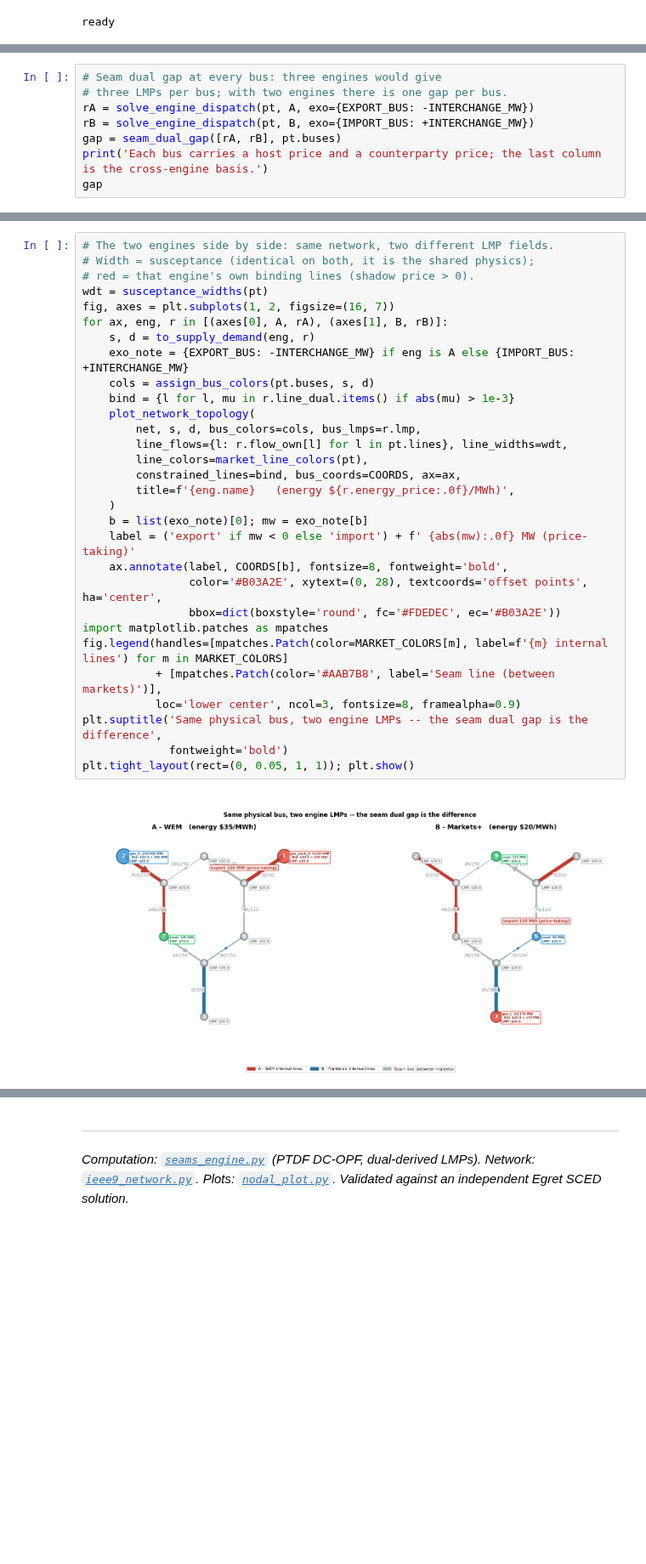
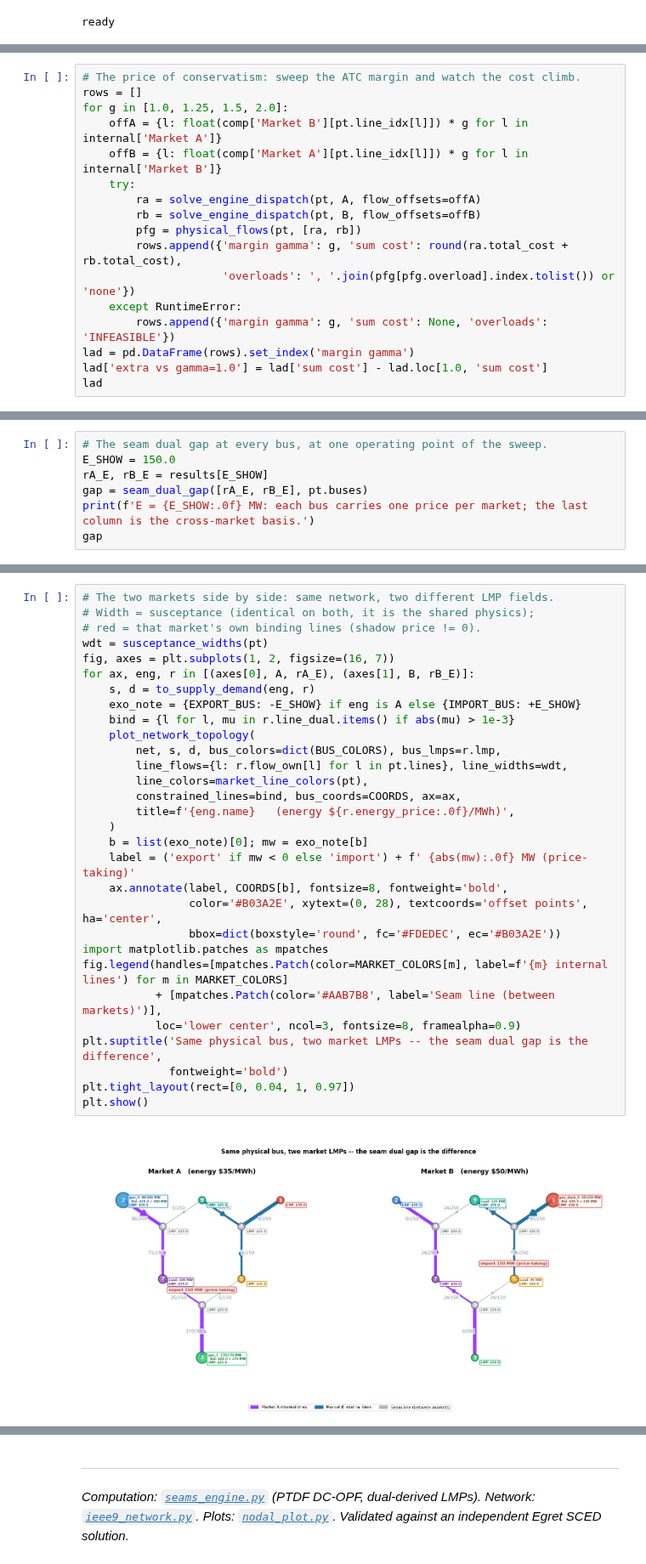
Before and after one commit to pdockery/wscc9-illustrative-model, a Jupyter notebook: seams_examples.ipynb, the cells around one changed output, grey strips where cells are left out. Shown at 85% size. Saved outputs shown, nothing was run; the diff lists cells and outputs as text; blank space fills up the shorter version.

```diff
--- a/seams_examples.ipynb
+++ b/seams_examples.ipynb
@@ -705,0 +882,17 @@ so nothing reconciles the two dispatches before the wire does.
+# %%
+# The price of conservatism: sweep the ATC margin and watch the cost climb.
+rows = []
+for g in [1.0, 1.25, 1.5, 2.0]:
+    offA = {l: float(comp['Market B'][pt.line_idx[l]]) * g for l in internal['Market A']}
+    offB = {l: float(comp['Market A'][pt.line_idx[l]]) * g for l in internal['Market B']}
+    try:
+        ra = solve_engine_dispatch(pt, A, flow_offsets=offA)
+        rb = solve_engine_dispatch(pt, B, flow_offsets=offB)
+        pfg = physical_flows(pt, [ra, rb])
+        rows.append({'margin gamma': g, 'sum cost': round(ra.total_cost + rb.total_cost),
+                     'overloads': ', '.join(pfg[pfg.overload].index.tolist()) or 'none'})
+    except RuntimeError:
+        rows.append({'margin gamma': g, 'sum cost': None, 'overloads': 'INFEASIBLE'})
+lad = pd.DataFrame(rows).set_index('margin gamma')
+lad['extra vs gamma=1.0'] = lad['sum cost'] - lad.loc[1.0, 'sum cost']
+lad
@@ -779,9 +1027,8 @@ the import never re-prices, and B energy price is set by B own marginal unit.
 # %%
-# Seam dual gap at every bus: three engines would give
-# three LMPs per bus; with two engines there is one gap per bus.
-rA = solve_engine_dispatch(pt, A, exo={EXPORT_BUS: -INTERCHANGE_MW})
-rB = solve_engine_dispatch(pt, B, exo={IMPORT_BUS: +INTERCHANGE_MW})
-gap = seam_dual_gap([rA, rB], pt.buses)
-print('Each bus carries a host price and a counterparty price; the last column is the cross-engine basis.')
+# The seam dual gap at every bus, at one operating point of the sweep.
+E_SHOW = 150.0
+rA_E, rB_E = results[E_SHOW]
+gap = seam_dual_gap([rA_E, rB_E], pt.buses)
+print(f'E = {E_SHOW:.0f} MW: each bus carries one price per market; the last column is the cross-market basis.')
 gap
 # %% [output]
@@ -800,33 +1047,33 @@ Each bus carries a host price and a counterparty price; the last column is the c
 # %%
-# The two engines side by side: same network, two different LMP fields.
+# The two markets side by side: same network, two different LMP fields.
 # Width = susceptance (identical on both, it is the shared physics);
-# red = that engine's own binding lines (shadow price > 0).
+# red = that market's own binding lines (shadow price != 0).
 wdt = susceptance_widths(pt)
 fig, axes = plt.subplots(1, 2, figsize=(16, 7))
-for ax, eng, r in [(axes[0], A, rA), (axes[1], B, rB)]:
+for ax, eng, r in [(axes[0], A, rA_E), (axes[1], B, rB_E)]:
     s, d = to_supply_demand(eng, r)
-    exo_note = {EXPORT_BUS: -INTERCHANGE_MW} if eng is A else {IMPORT_BUS: +INTERCHANGE_MW}
-    cols = assign_bus_colors(pt.buses, s, d)
+    exo_note = {EXPORT_BUS: -E_SHOW} if eng is A else {IMPORT_BUS: +E_SHOW}
     bind = {l for l, mu in r.line_dual.items() if abs(mu) > 1e-3}
     plot_network_topology(
-        net, s, d, bus_colors=cols, bus_lmps=r.lmp,
+        net, s, d, bus_colors=dict(BUS_COLORS), bus_lmps=r.lmp,
         line_flows={l: r.flow_own[l] for l in pt.lines}, line_widths=wdt,
         line_colors=market_line_colors(pt),
         constrained_lines=bind, bus_coords=COORDS, ax=ax,
         title=f'{eng.name}   (energy ${r.energy_price:.0f}/MWh)',
     )
     b = list(exo_note)[0]; mw = exo_note[b]
     label = ('export' if mw < 0 else 'import') + f' {abs(mw):.0f} MW (price-taking)'
     ax.annotate(label, COORDS[b], fontsize=8, fontweight='bold',
                 color='#B03A2E', xytext=(0, 28), textcoords='offset points', ha='center',
                 bbox=dict(boxstyle='round', fc='#FDEDEC', ec='#B03A2E'))
 import matplotlib.patches as mpatches
 fig.legend(handles=[mpatches.Patch(color=MARKET_COLORS[m], label=f'{m} internal lines') for m in MARKET_COLORS]
            + [mpatches.Patch(color='#AAB7B8', label='Seam line (between markets)')],
            loc='lower center', ncol=3, fontsize=8, framealpha=0.9)
-plt.suptitle('Same physical bus, two engine LMPs -- the seam dual gap is the difference',
+plt.suptitle('Same physical bus, two market LMPs -- the seam dual gap is the difference',
              fontweight='bold')
-plt.tight_layout(rect=(0, 0.05, 1, 1)); plt.show()
+plt.tight_layout(rect=[0, 0.04, 1, 0.97])
+plt.show()
 # %% [output]
-[figure, old version]
+[figure, new version]
 # %% [markdown]
```
Also changed, not shown: parts of 44 cells of this notebook, 2 other files.
